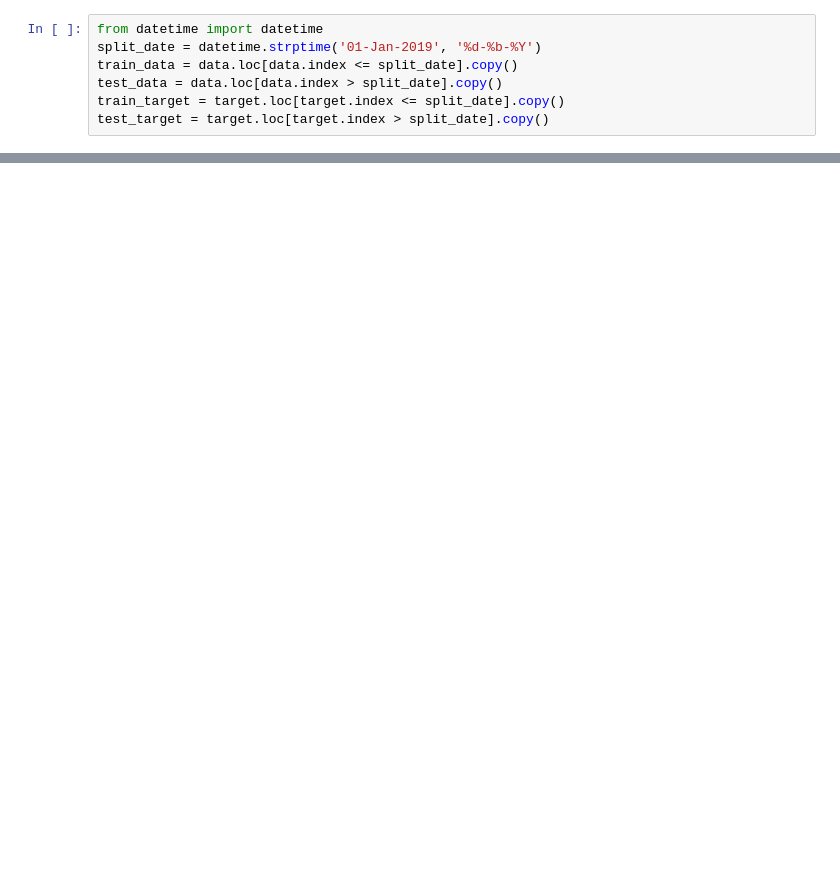
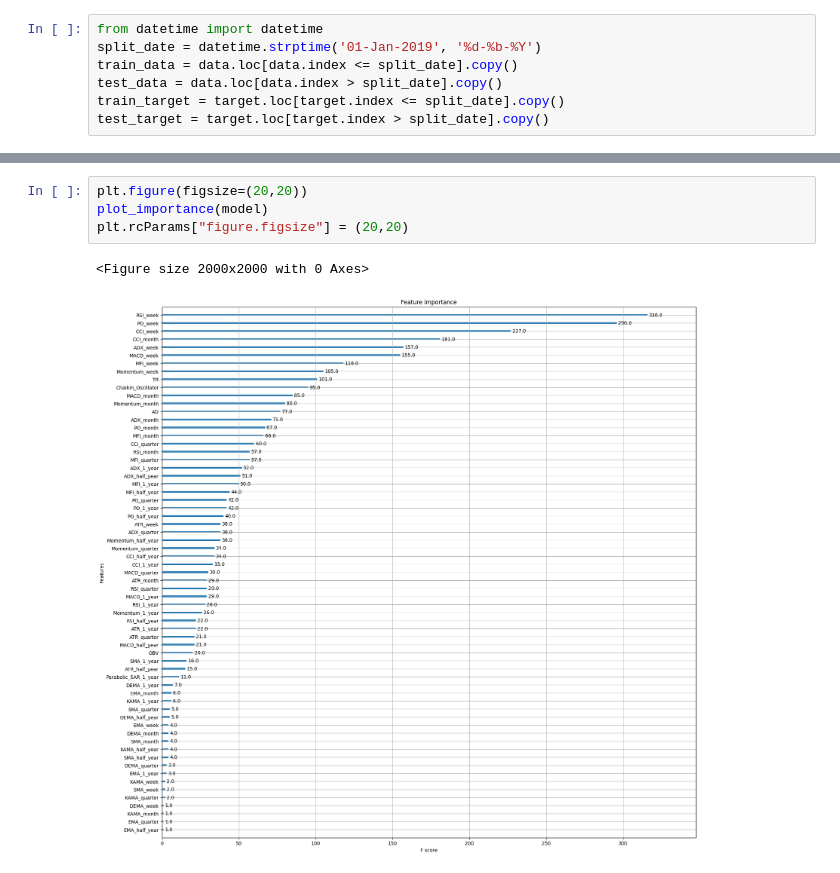
Before and after one commit to andreaspersson01/stock_price_predictor, a Jupyter notebook: Untitled-1.ipynb, the cells around one changed output, grey strips where cells are left out. Drawn from its saved outputs; the diff is of its cells as text; blank space fills up the shorter version.

```diff
--- a/Untitled-1.ipynb
+++ b/Untitled-1.ipynb
@@ -339,0 +341,7 @@ weighted avg       0.83      0.83      0.83      1256
+# %%
+plt.figure(figsize=(20,20))
+plot_importance(model)
+plt.rcParams["figure.figsize"] = (20,20)
+# %% [output]
+<Figure size 2000x2000 with 0 Axes>
+[figure, added]
```
Also changed, not shown: parts of 10 cells of this notebook, 3 other files.
